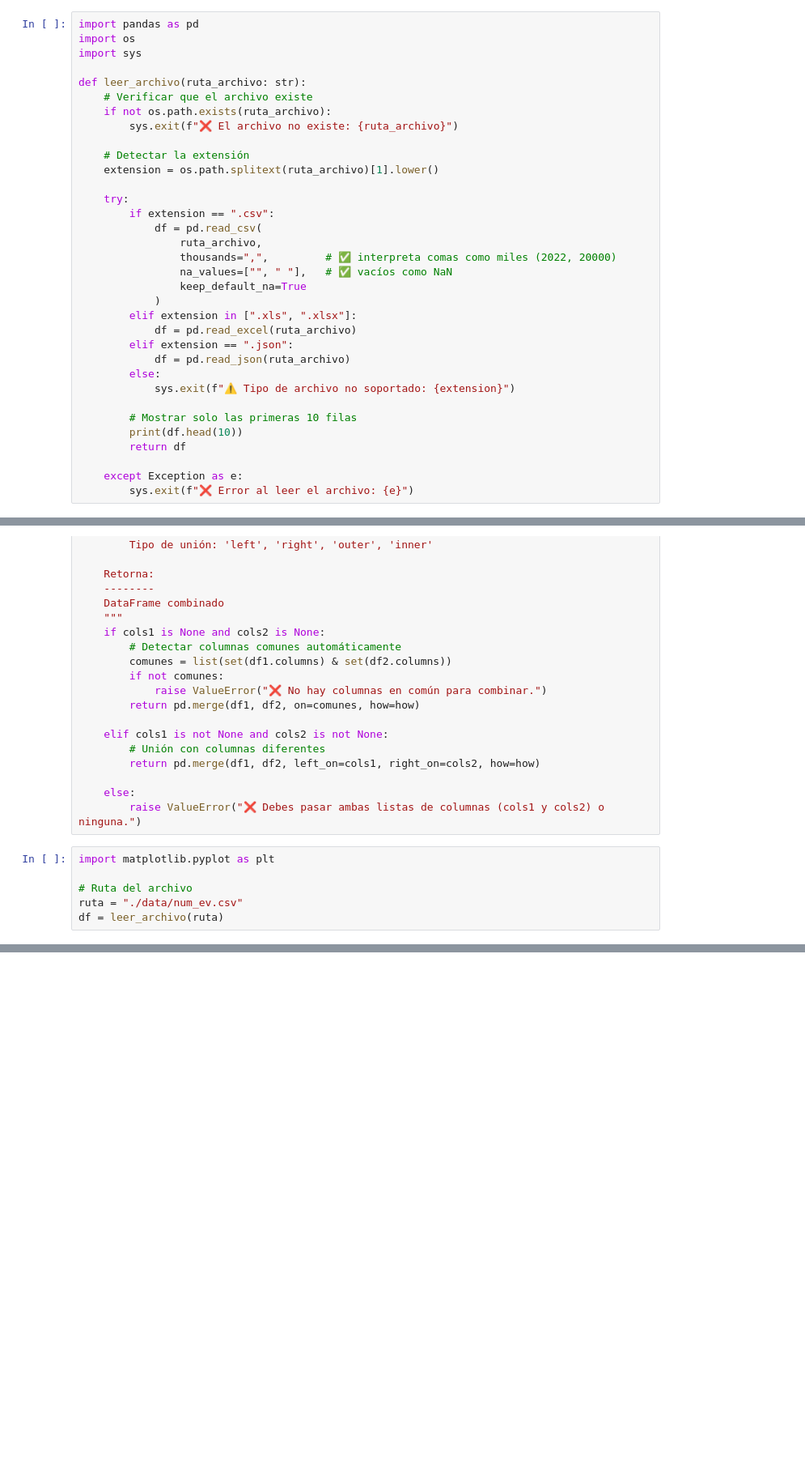
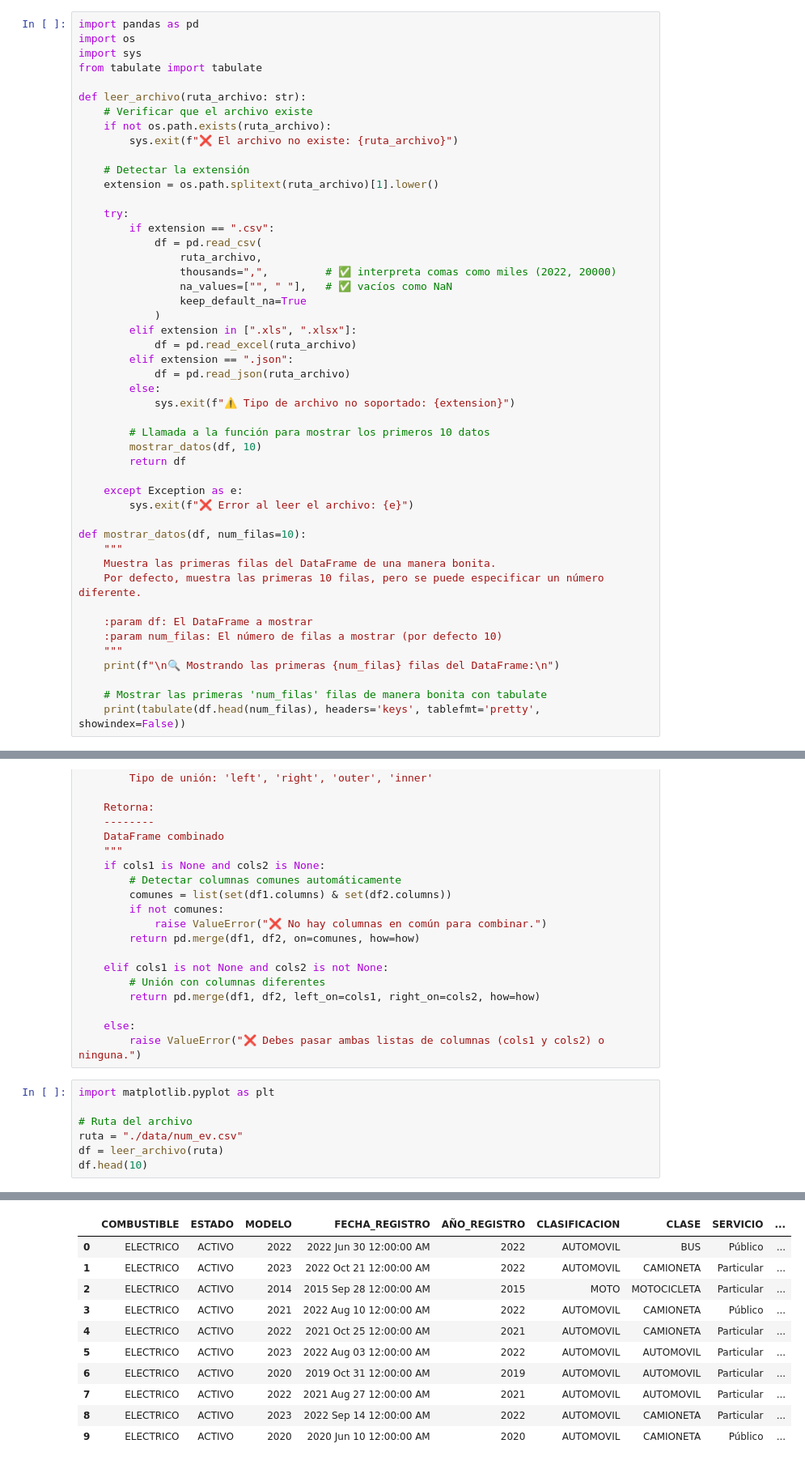
Before and after one commit to kelvinocampo/GRUPO-2-BOOTCAMP-ANALISIS-DE-DATOS, a Jupyter notebook: EV.ipynb, the cells around one changed output, grey strips where cells are left out. Shown at 81% size. Drawn from its saved outputs; the diff is of its cells as text; blank space fills up the shorter version.

```diff
--- a/EV.ipynb
+++ b/EV.ipynb
@@ -2,6 +2,7 @@
 import pandas as pd
 import os
 import sys
+from tabulate import tabulate
 
 def leer_archivo(ruta_archivo: str):
     # Verificar que el archivo existe
@@ -26,12 +27,25 @@ def leer_archivo(ruta_archivo: str):
         else:
             sys.exit(f"⚠️ Tipo de archivo no soportado: {extension}")
 
-        # Mostrar solo las primeras 10 filas
-        print(df.head(10))
+        # Llamada a la función para mostrar los primeros 10 datos
+        mostrar_datos(df, 10)
         return df
 
     except Exception as e:
         sys.exit(f"❌ Error al leer el archivo: {e}")
+
+def mostrar_datos(df, num_filas=10):
+    """
+    Muestra las primeras filas del DataFrame de una manera bonita.
+    Por defecto, muestra las primeras 10 filas, pero se puede especificar un número diferente.
+
+    :param df: El DataFrame a mostrar
+    :param num_filas: El número de filas a mostrar (por defecto 10)
+    """
+    print(f"\n🔍 Mostrando las primeras {num_filas} filas del DataFrame:\n")
+
+    # Mostrar las primeras 'num_filas' filas de manera bonita con tabulate
+    print(tabulate(df.head(num_filas), headers='keys', tablefmt='pretty', showindex=False))
 # %%
 def combinar_dataframes(df1, df2, cols1=None, cols2=None, how="inner"):
     """
@@ -73,3 +87,5 @@ import matplotlib.pyplot as plt
 # Ruta del archivo
 ruta = "./data/num_ev.csv"
 df = leer_archivo(ruta)
+df.head(10)
+# %% [output]
@@ -75,0 +108,11 @@ df = leer_archivo(ruta)
+|  | COMBUSTIBLE | ESTADO | MODELO | FECHA_REGISTRO | AÑO_REGISTRO | CLASIFICACION | CLASE | SERVICIO | ... |
+| 0 | ELECTRICO | ACTIVO | 2022 | 2022 Jun 30 12:00:00 AM | 2022 | AUTOMOVIL | BUS | Público | ... |
+| 1 | ELECTRICO | ACTIVO | 2023 | 2022 Oct 21 12:00:00 AM | 2022 | AUTOMOVIL | CAMIONETA | Particular | ... |
+| 2 | ELECTRICO | ACTIVO | 2014 | 2015 Sep 28 12:00:00 AM | 2015 | MOTO | MOTOCICLETA | Particular | ... |
+| 3 | ELECTRICO | ACTIVO | 2021 | 2022 Aug 10 12:00:00 AM | 2022 | AUTOMOVIL | CAMIONETA | Público | ... |
+| 4 | ELECTRICO | ACTIVO | 2022 | 2021 Oct 25 12:00:00 AM | 2021 | AUTOMOVIL | CAMIONETA | Particular | ... |
+| 5 | ELECTRICO | ACTIVO | 2023 | 2022 Aug 03 12:00:00 AM | 2022 | AUTOMOVIL | AUTOMOVIL | Particular | ... |
+| 6 | ELECTRICO | ACTIVO | 2020 | 2019 Oct 31 12:00:00 AM | 2019 | AUTOMOVIL | AUTOMOVIL | Particular | ... |
+| 7 | ELECTRICO | ACTIVO | 2022 | 2021 Aug 27 12:00:00 AM | 2021 | AUTOMOVIL | AUTOMOVIL | Particular | ... |
+| 8 | ELECTRICO | ACTIVO | 2023 | 2022 Sep 14 12:00:00 AM | 2022 | AUTOMOVIL | CAMIONETA | Particular | ... |
+| 9 | ELECTRICO | ACTIVO | 2020 | 2020 Jun 10 12:00:00 AM | 2020 | AUTOMOVIL | CAMIONETA | Público | ... |
```
Also changed, not shown: parts of 9 cells of this notebook, 1 other file.
